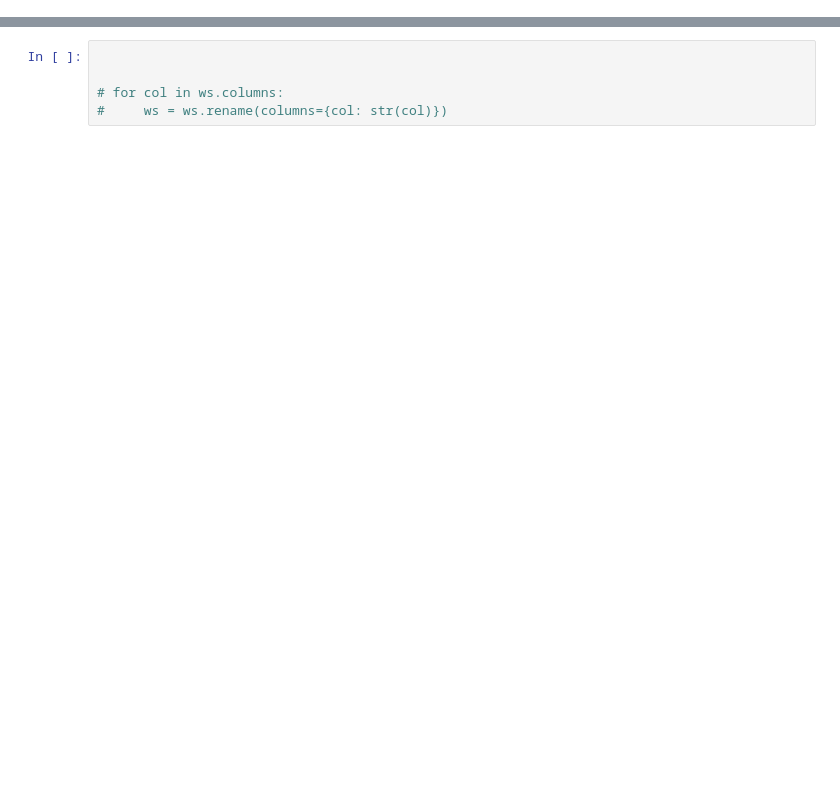
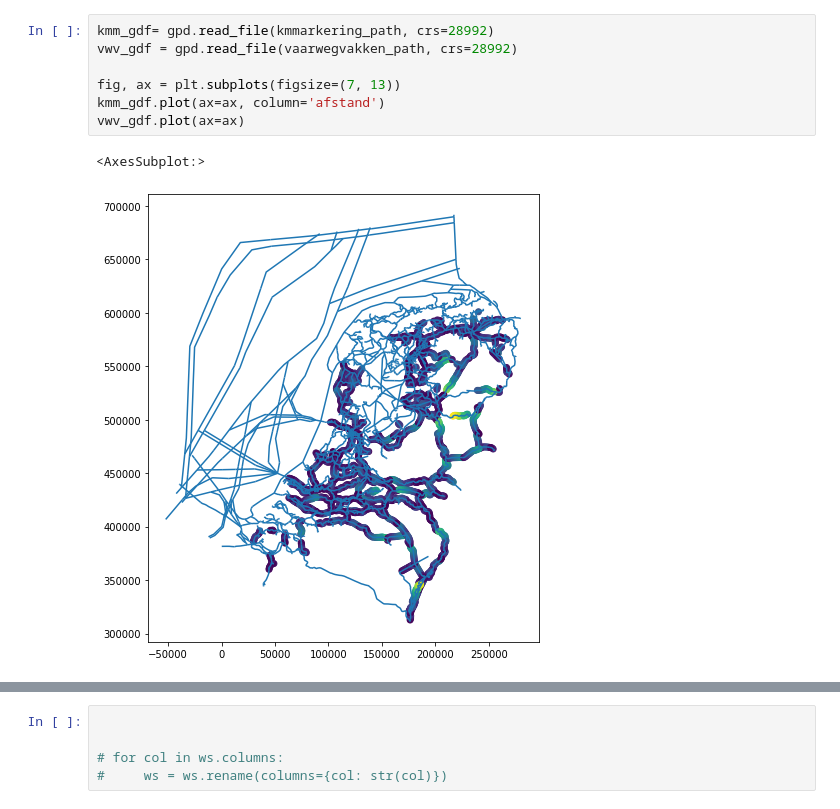
Before and after one commit to Deltares-research/digitaltwin-waterway, a Jupyter notebook: notebooks/waterdepths/read_waterdepth.ipynb, the cells around one changed output, grey strips where cells are left out. Saved outputs shown, nothing was run; the diff lists cells and outputs as text; blank space fills up the shorter version.

```diff
--- a/notebooks/waterdepths/read_waterdepth.ipynb
+++ b/notebooks/waterdepths/read_waterdepth.ipynb
@@ -44,0 +91,10 @@ df['IJssel']
+# %%
+kmm_gdf= gpd.read_file(kmmarkering_path, crs=28992)
+vwv_gdf = gpd.read_file(vaarwegvakken_path, crs=28992)
+
+fig, ax = plt.subplots(figsize=(7, 13))
+kmm_gdf.plot(ax=ax, column='afstand')
+vwv_gdf.plot(ax=ax)
+# %% [output]
+<AxesSubplot:>
+[figure, added]
```
Also changed, not shown: parts of 19 cells of this notebook, 9 other files.
